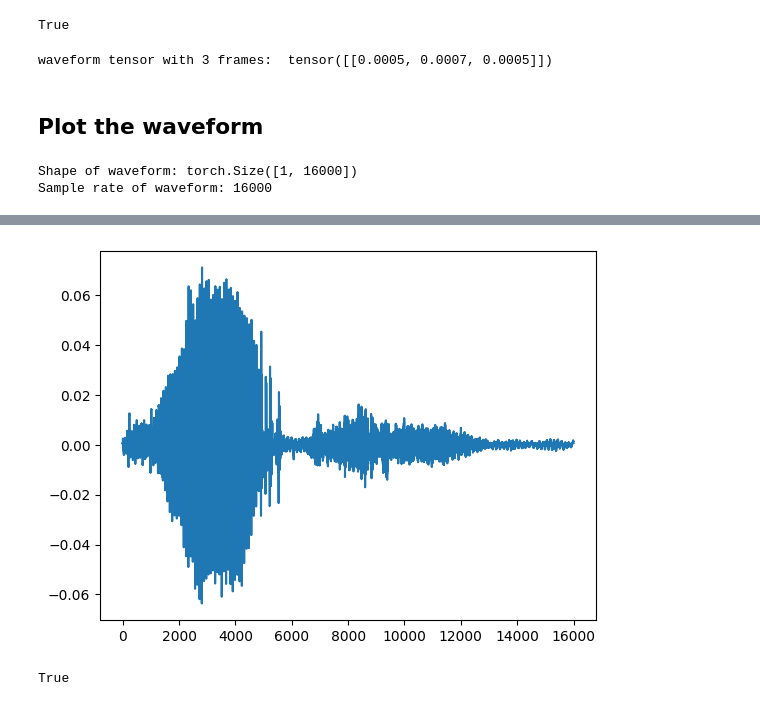
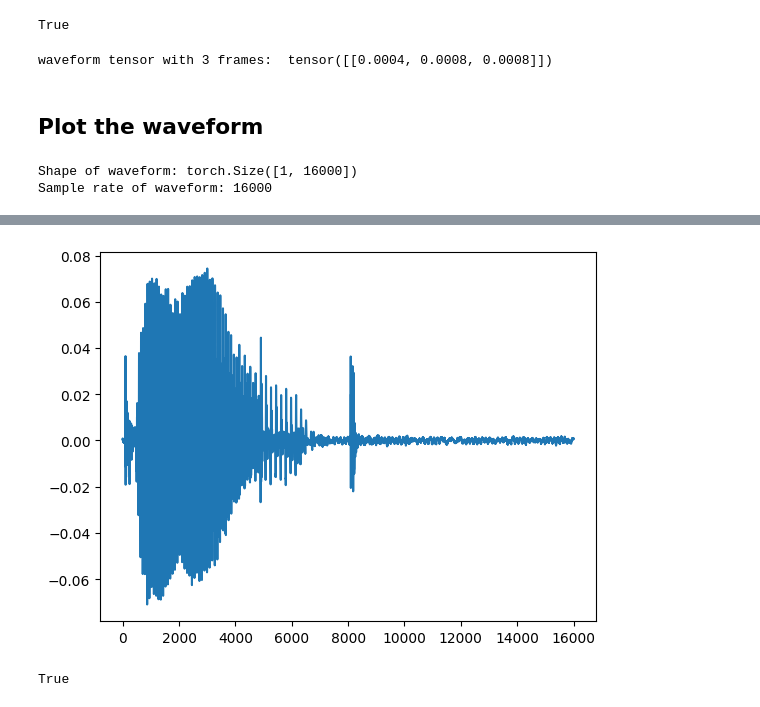
Before and after one commit to TheAIMagics/Audio-Processing, a Jupyter notebook: notebooks/Audio_Transforms_And_Visualizations.ipynb, the cells around one changed output, grey strips where cells are left out. Drawn from its saved outputs; the diff is of its cells as text; code cells hidden in the pictures.

```diff
--- a/notebooks/Audio_Transforms_And_Visualizations.ipynb
+++ b/notebooks/Audio_Transforms_And_Visualizations.ipynb
@@ -45,15 +45,15 @@ Total Labels: 36
 # %% [markdown]
 ## Convert the sound to tensor
 # %%
-yes_file_path = os.path.join(os.getcwd(),'yes','00f0204f_nohash_0.wav')
-os.path.exists(yes_file_path)
+dog_file_path = os.path.join(os.getcwd(),'dog','00f0204f_nohash_0.wav')
+os.path.exists(dog_file_path)
 # %% [output]
 True
 # %%
-waveform, sample_rate = torchaudio.load(filepath=yes_file_path, num_frames=3)
+waveform, sample_rate = torchaudio.load(filepath=dog_file_path, num_frames=3)
 print(f'waveform tensor with 3 frames:  {waveform} \n')
 # %% [output]
-waveform tensor with 3 frames:  tensor([[0.0005, 0.0007, 0.0005]])
+waveform tensor with 3 frames:  tensor([[0.0004, 0.0008, 0.0008]])
 # %% [markdown]
 ## Plot the waveform
 # %%
@@ -68,11 +68,11 @@ def plot_audio(filename):
 
     return waveform, sample_rate
 # %%
-waveform, sample_rate = plot_audio(yes_file_path)
+waveform, sample_rate = plot_audio(dog_file_path)
 ipd.Audio(waveform.numpy(), rate=sample_rate)
 # %% [output]
 Shape of waveform: torch.Size([1, 16000])
 Sample rate of waveform: 16000
 [interactive output not drawn]
-[figure, old version]
+[figure, new version]
 # %%
```
Also changed, not shown: parts of 34 cells of this notebook, 1 other file.
